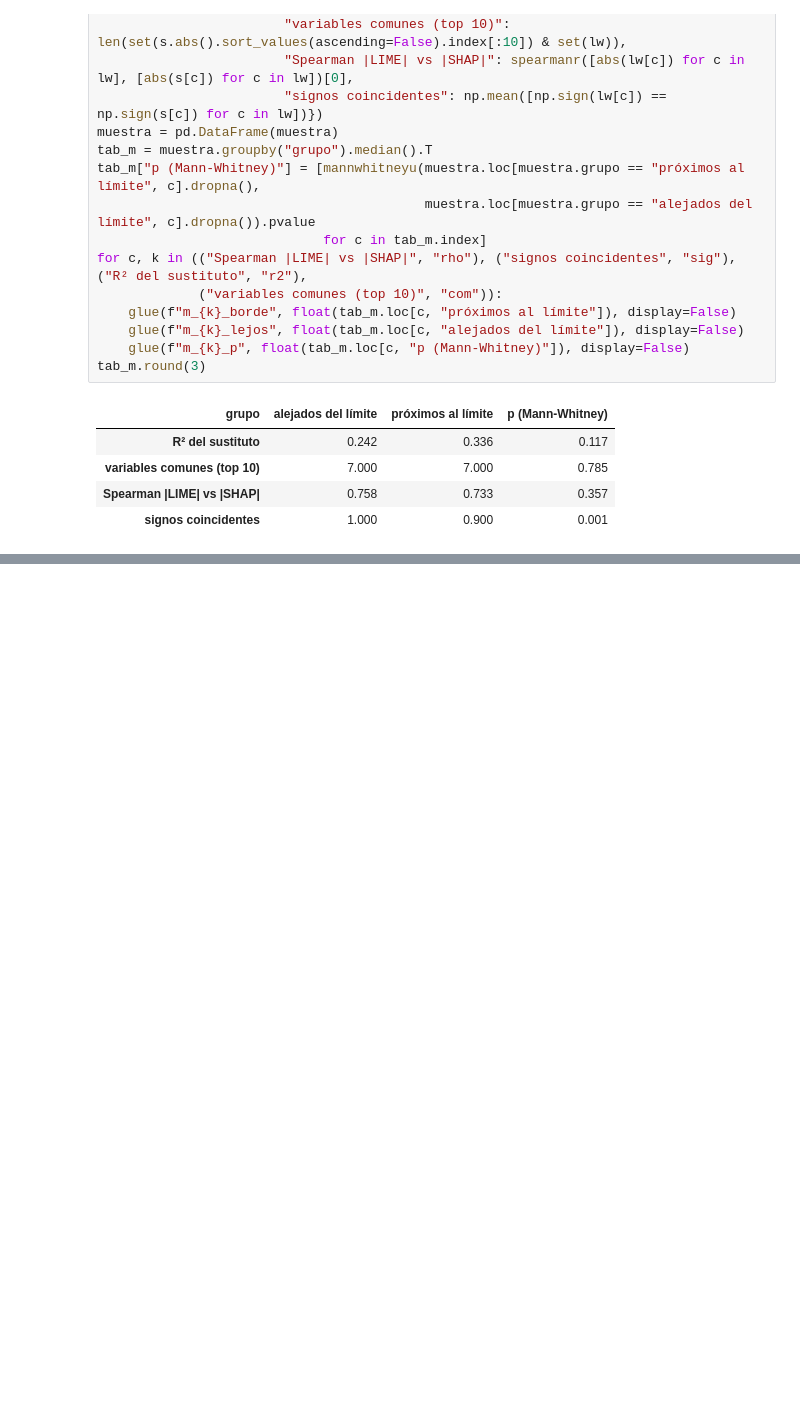
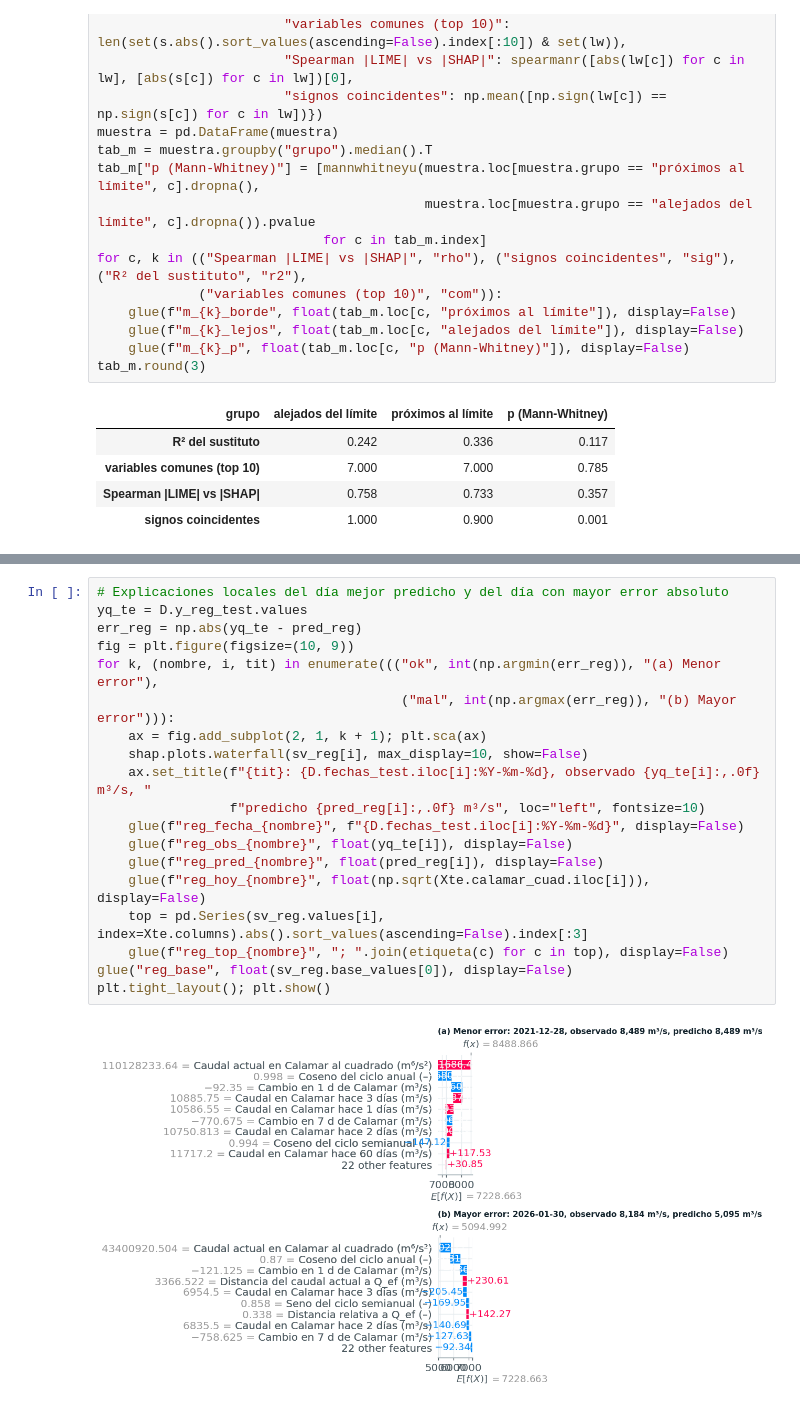
Before and after one commit to SantiagomezaC/proyecto-ml-entregable2, a Jupyter notebook: _sources/03f_interpretabilidad.ipynb, the cells around one changed output, grey strips where cells are left out. Cells and saved outputs as stored; diff of their text form; blank space fills up the shorter version.

```diff
--- a/_sources/03f_interpretabilidad.ipynb
+++ b/_sources/03f_interpretabilidad.ipynb
@@ -221,0 +281,21 @@ contribuciones secundarias.
+# %%
+# Explicaciones locales del día mejor predicho y del día con mayor error absoluto
+yq_te = D.y_reg_test.values
+err_reg = np.abs(yq_te - pred_reg)
+fig = plt.figure(figsize=(10, 9))
+for k, (nombre, i, tit) in enumerate((("ok", int(np.argmin(err_reg)), "(a) Menor error"),
+                                       ("mal", int(np.argmax(err_reg)), "(b) Mayor error"))):
+    ax = fig.add_subplot(2, 1, k + 1); plt.sca(ax)
+    shap.plots.waterfall(sv_reg[i], max_display=10, show=False)
+    ax.set_title(f"{tit}: {D.fechas_test.iloc[i]:%Y-%m-%d}, observado {yq_te[i]:,.0f} m³/s, "
+                 f"predicho {pred_reg[i]:,.0f} m³/s", loc="left", fontsize=10)
+    glue(f"reg_fecha_{nombre}", f"{D.fechas_test.iloc[i]:%Y-%m-%d}", display=False)
+    glue(f"reg_obs_{nombre}", float(yq_te[i]), display=False)
+    glue(f"reg_pred_{nombre}", float(pred_reg[i]), display=False)
+    glue(f"reg_hoy_{nombre}", float(np.sqrt(Xte.calamar_cuad.iloc[i])), display=False)
+    top = pd.Series(sv_reg.values[i], index=Xte.columns).abs().sort_values(ascending=False).index[:3]
+    glue(f"reg_top_{nombre}", "; ".join(etiqueta(c) for c in top), display=False)
+glue("reg_base", float(sv_reg.base_values[0]), display=False)
+plt.tight_layout(); plt.show()
+# %% [output]
+[figure, added]
```
Also changed, not shown: parts of 7 cells of this notebook, 31 other files.
